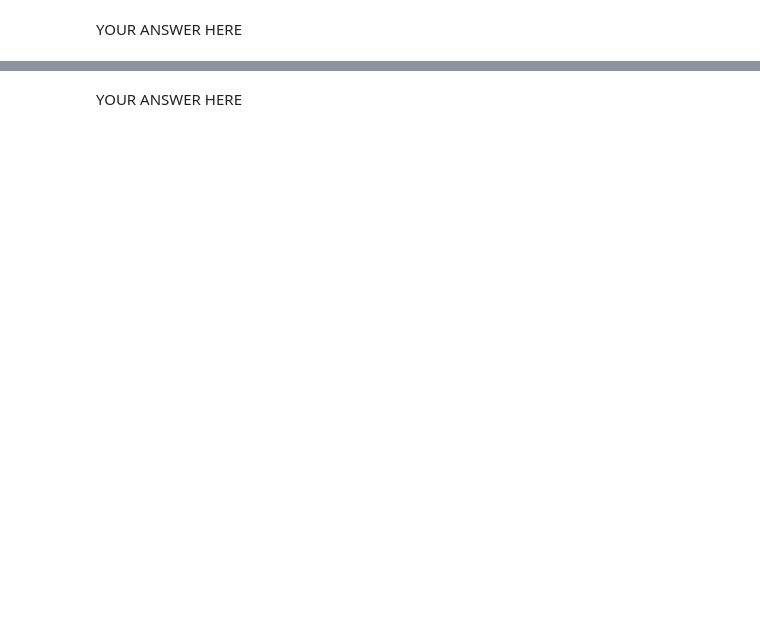
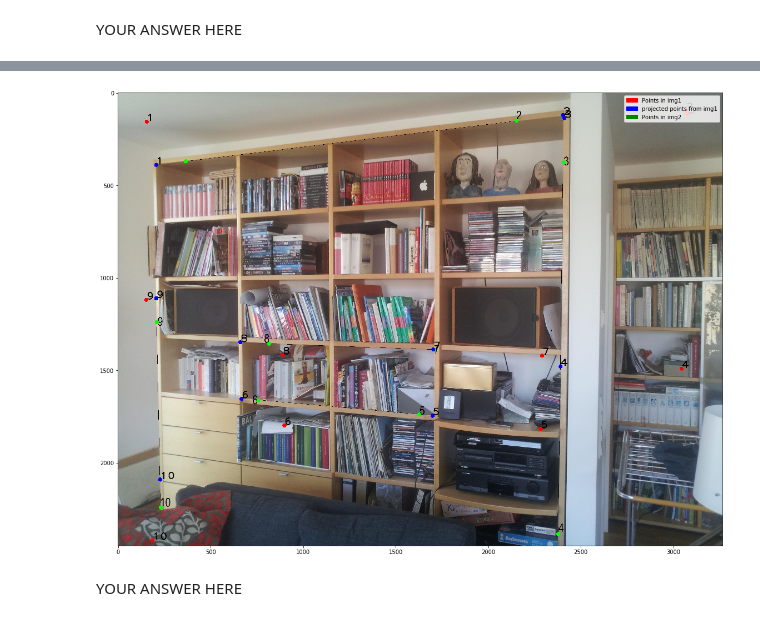
Before and after one commit to DeepanChakravarthiPadmanabhan/Robot-Perception, a Jupyter notebook: RP-HW06-Line/MatchingLineSegments.ipynb, the cells around one changed output, grey strips where cells are left out. Cells and saved outputs as stored; diff of their text form; code cells hidden in the pictures; blank space fills up the shorter version.

```diff
--- a/RP-HW06-Line/MatchingLineSegments.ipynb
+++ b/RP-HW06-Line/MatchingLineSegments.ipynb
@@ -124,2 +346,21 @@ raise NotImplementedError()
+# %%
+points_img1_R2 = extract_points(shelf0_with_line)
+points_img2_R2 = extract_points(shelfrr_with_line)
+
+points_img1_P2 = get_points_in_P2(points_img1_R2)
+points_img2_P2 = get_points_in_P2(points_img2_R2)
+
+lines_img2 = get_lines(points_img2_P2)
+A = get_A_matrix(points_img1_P2,lines_img2)
+
+h = get_homography_H(A)
+points_img1_projected = [normalize_point(np.dot(h,i)) for i in points_img1_P2]
+
+
+img2_path = "img/shelfrrstraightwithLines.jpg"
+image_save_name = "output"
+plot_projections(points_img1_P2,points_img2_P2, points_img1_projected, img2_path)
+# %% [output]
+[figure, added]
 # %% [markdown]
 YOUR ANSWER HERE
```
Also changed, not shown: parts of 7 cells of this notebook, 2 other files.
